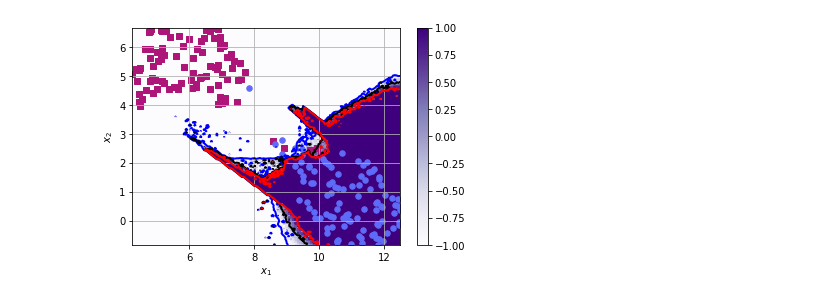
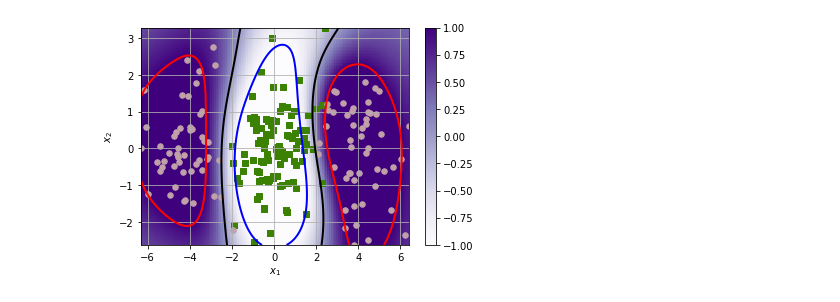
Before and after one commit to foxtrotmike/plotit, a Jupyter notebook: plotit_pca.ipynb, the cells around one changed output. Cells and saved outputs as stored; diff of their text form; code cells hidden in the pictures.

```diff
--- a/plotit_pca.ipynb
+++ b/plotit_pca.ipynb
@@ -93,42 +93,50 @@ def getExamples(n=100,d=2):
     Generates n d-dimensional normally distributed examples of each class
     The mean of the positive class is [1] and for the negative class it is [-1]
     """
-    Xp = randn(n,d)#+1   #generate n examples of the positie class
-    Xp=Xp+1
+    Xp1 = randn(int(n/2),d)#+1   #generate n examples of the positie class
+    Xp1=Xp1+2
     Xn = randn(n,d)#-1   #generate n examples of the negative class
-    Xn=Xn-1
+    Xn=Xn
+    Xp2 = randn(int(n/2),d)
+    Xp2=Xp2-2
+    Xp = np.vstack((Xp1,Xp2))
     X = np.vstack((Xp,Xn))  #Stack the examples together to a single matrix
     Y = np.array([+1]*n+[-1]*n) #Associate Labels
     return (X,Y)
 
 
 if __name__ == '__main__':
     d = 4
     X,Y = getExamples(d=d)
     import umap
 
     mapper = umap.UMAP(random_state=42).fit(X)
     transform = mapper.inverse_transform
     X2 = mapper.transform(X)
-    """
+
     # can also use PCA
     from sklearn.decomposition import PCA
     pca = PCA(n_components=2).fit(X)
     X2 = pca.transform(X) #let's use PCA to reduce dimensionality to 2
     transform = pca.inverse_transform
-    """
+
+    from sklearn.svm import SVC
+    svm = SVC(gamma='auto')
+    svm.fit(X, Y)
+
     def clf(x):
       """
       Input: Nxd numpy matrix of examples x for generating a prediction score
       for each example
 
       Return: N-dimensional vector of prediction scores (one for each example)
       """
       assert x.shape[1]==d
-      return 2*np.sum(x,axis=1)-2.5
+      return svm.decision_function(x)
+      #return 2*np.sum(x,axis=1)-2.5
 
     #clf = lambda x: 2*np.sum(x,axis=1)-2.5 #dummy classifier
     # note below that we pass 2D data in X2. It automatically uses the inverse transform
     plotit(X = X2, Y = Y, clf = clf, conts =[-1,0,1], colors = 'random', transform = transform)
 # %% [output]
-[figure, old version]
+[figure, new version]
```
